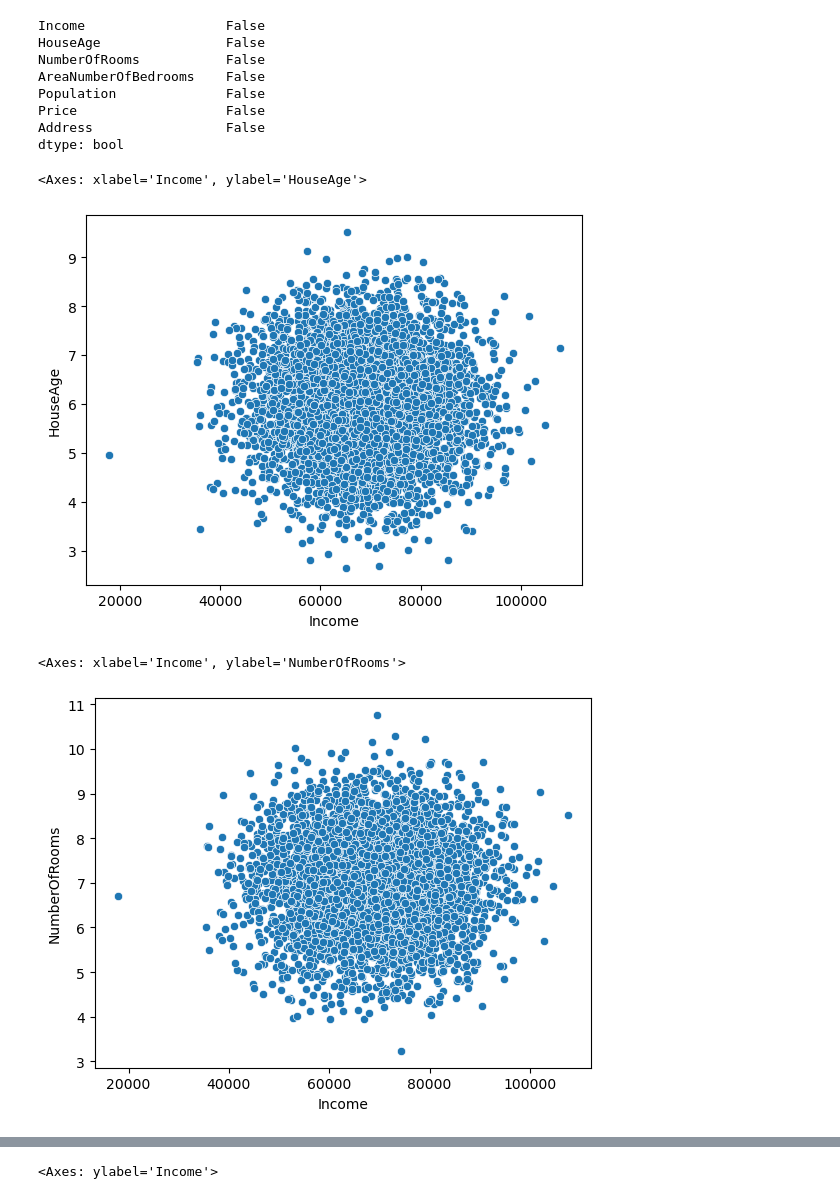
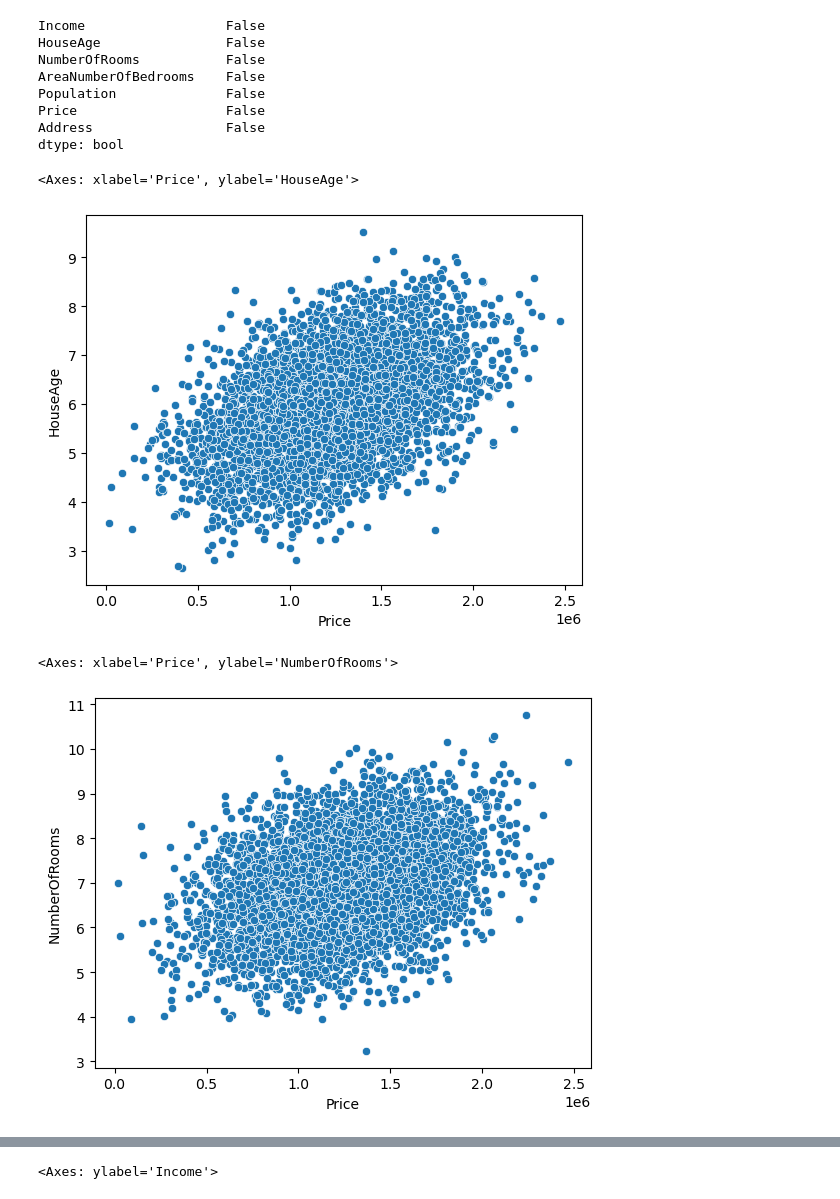
Before and after one commit to tun82434/cis4526, a Jupyter notebook: ML_Fall24_HW1_Regression_Duong.ipynb, the cells around one changed output, grey strips where cells are left out. Cells and saved outputs as stored; diff of their text form; code cells hidden in the pictures.

```diff
--- a/ML_Fall24_HW1_Regression_Duong.ipynb
+++ b/ML_Fall24_HW1_Regression_Duong.ipynb
@@ -84,15 +84,15 @@ dtype: bool
 # %%
 # Check Any Outliers in Numerical Fields: Income, HouseAge, NumberOfRooms, AreaNumberOfBedrooms, Population, Price
 # %%
-sns.scatterplot(x='Income', y='HouseAge', data=df)
+sns.scatterplot(x='Price', y='HouseAge', data=df)
 # There is an outlier for Income at 20,000
 # %% [output]
-<Axes: xlabel='Income', ylabel='HouseAge'>
+<Axes: xlabel='Price', ylabel='HouseAge'>
-[figure, old version]
+[figure, new version]
 # %%
-sns.scatterplot(x='Income', y='NumberOfRooms', data=df)
+sns.scatterplot(x='Price', y='NumberOfRooms', data=df)
 # Income at almost 80,000 with 3.5 NumberOfRooms could be an outlier
 # %% [output]
-<Axes: xlabel='Income', ylabel='NumberOfRooms'>
+<Axes: xlabel='Price', ylabel='NumberOfRooms'>
-[figure, old version]
+[figure, new version]
 # %%
```
Also changed, not shown: parts of 64 cells of this notebook.
